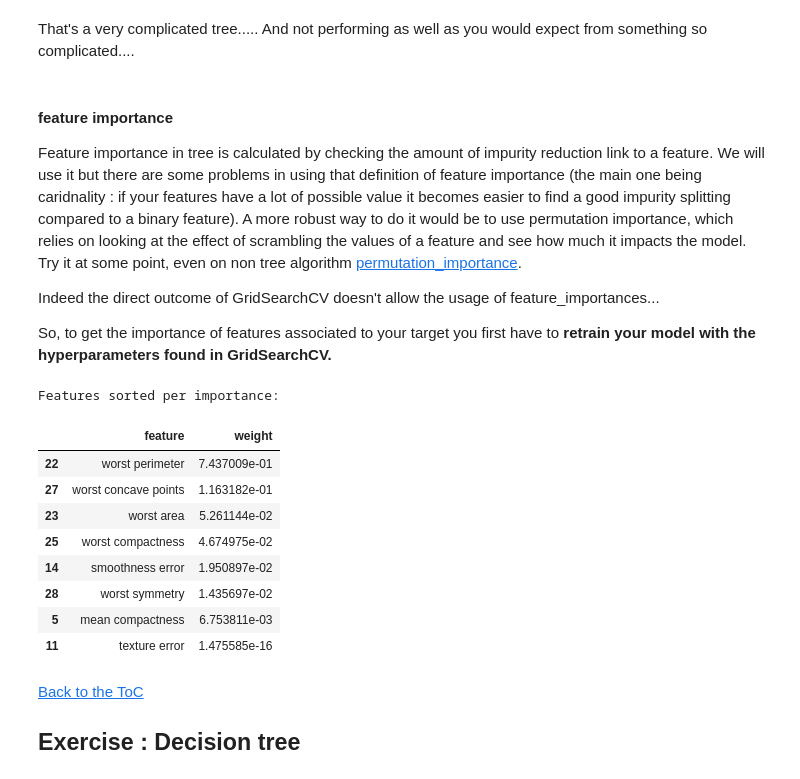
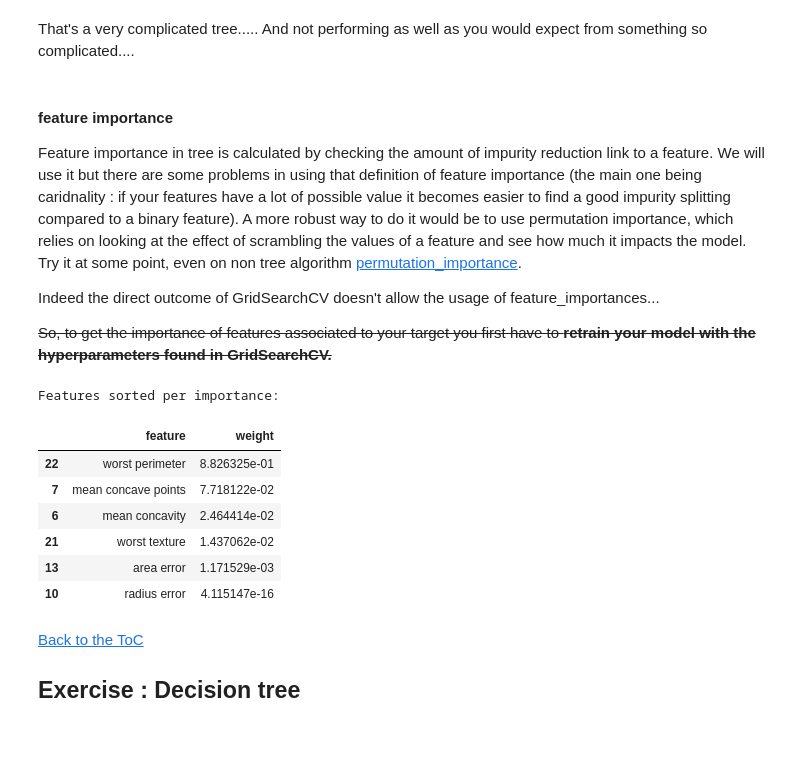
Before and after one commit to sib-swiss/intro-machine-learning-training, a Jupyter notebook: python_notebooks/Chapter_3_Machine_Learning_based_on_decision_trees_for_classification.ipynb, the cells around one changed output. Saved outputs shown, nothing was run; the diff lists cells and outputs as text; code cells hidden in the pictures; blank space fills up the shorter version.

```diff
--- a/python_notebooks/Chapter_3_Machine_Learning_based_on_decision_trees_for_classification.ipynb
+++ b/python_notebooks/Chapter_3_Machine_Learning_based_on_decision_trees_for_classification.ipynb
@@ -488,41 +488,40 @@ Feature importance in tree is calculated by checking the amount of impurity redu
 
 Indeed the direct outcome of GridSearchCV doesn't allow the usage of feature_importances...
 
-So, to get the importance of features associated to your target you first have to **retrain your model with the hyperparameters found in GridSearchCV.**
+~~So, to get the importance of features associated to your target you first have to **retrain your model with the hyperparameters found in GridSearchCV.**~~
 # %%
 
-tree = DecisionTreeClassifier(criterion=grid_tree_roc_auc.best_params_['criterion'],
-                       max_depth=grid_tree_roc_auc.best_params_['max_depth'],
-                       min_samples_leaf=grid_tree_roc_auc.best_params_['min_samples_leaf'],
-                       min_samples_split=grid_tree_roc_auc.best_params_['min_samples_split'],
-                       class_weight='balanced')
+# tree = DecisionTreeClassifier(criterion=grid_tree_roc_auc.best_params_['criterion'],
+#                        max_depth=grid_tree_roc_auc.best_params_['max_depth'],
+#                        min_samples_leaf=grid_tree_roc_auc.best_params_['min_samples_leaf'],
+#                        min_samples_split=grid_tree_roc_auc.best_params_['min_samples_split'],
+#                        class_weight='balanced')
+tree = grid_tree_roc_auc.best_estimator_
 
 tree.fit(X_cancer_train, y_cancer_train)
 w=tree.feature_importances_#get the weights
 
 
 featureW = pd.DataFrame( {'feature': df_cancer.columns[:-1],
                         'weight':w} )
 
 # sort them by absolute value
 featureWsorted = featureW.sort_values(by=['weight'] ,
                                       ascending=False ,
                                       key=lambda col : col.abs())
 
 # get the non-null ones
 print('Features sorted per importance:')
 featureWsorted.loc[ featureWsorted["weight"] !=0 ]
 # %% [output]
 Features sorted per importance:
 |  | feature | weight |
-| 22 | worst perimeter | 7.437009e-01 |
-| 27 | worst concave points | 1.163182e-01 |
-| 23 | worst area | 5.261144e-02 |
-| 25 | worst compactness | 4.674975e-02 |
-| 14 | smoothness error | 1.950897e-02 |
-| 28 | worst symmetry | 1.435697e-02 |
-| 5 | mean compactness | 6.753811e-03 |
-| 11 | texture error | 1.475585e-16 |
+| 22 | worst perimeter | 8.826325e-01 |
+| 7 | mean concave points | 7.718122e-02 |
+| 6 | mean concavity | 2.464414e-02 |
+| 21 | worst texture | 1.437062e-02 |
+| 13 | area error | 1.171529e-03 |
+| 10 | radius error | 4.115147e-16 |
 # %% [markdown]
 [Back to the ToC](#toc)
 
```
Also changed, not shown: parts of 16 cells of this notebook, 4 other files.
